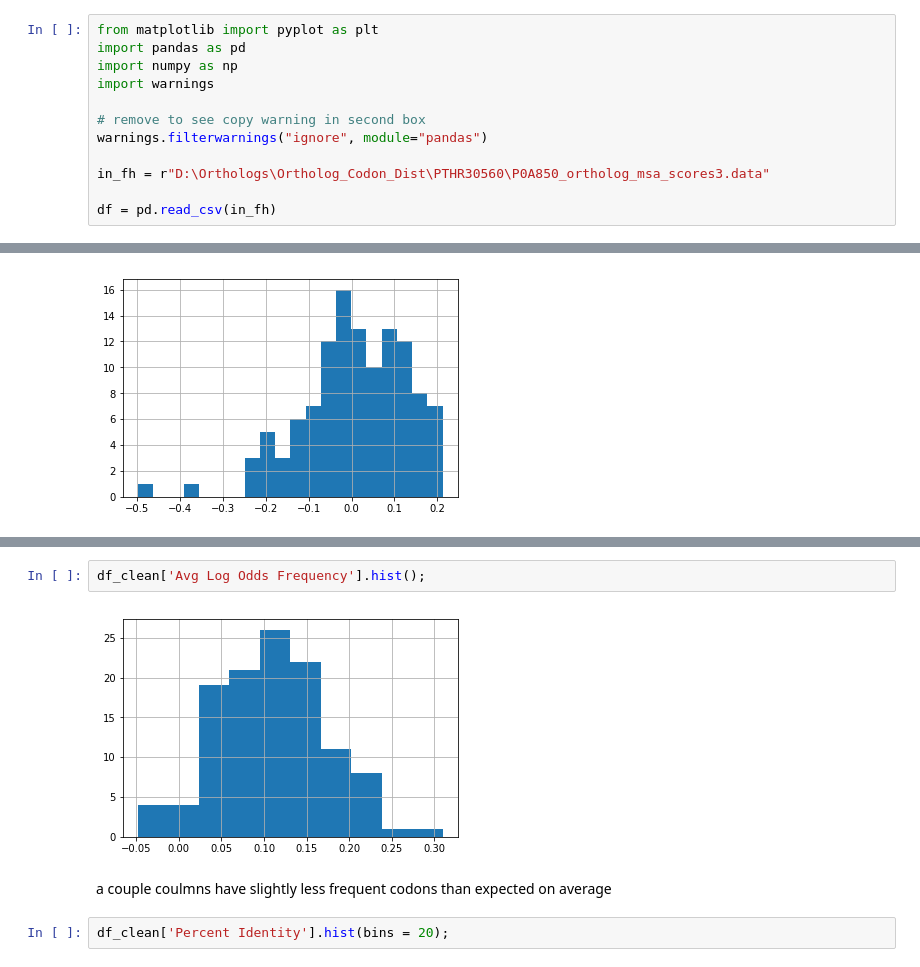
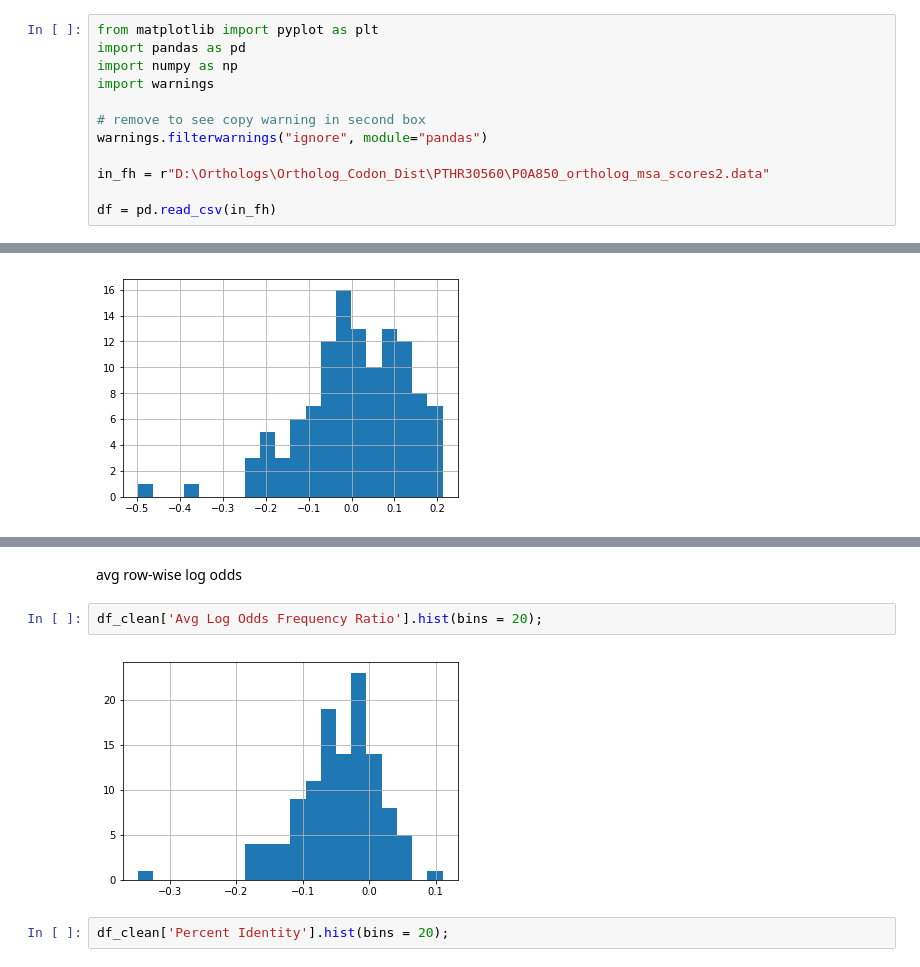
Before and after one commit to Fritos121/Codon-Usage-IDRs, a Jupyter notebook: plot_columns_P0A850.ipynb, the cells around one changed output, grey strips where cells are left out. Drawn from its saved outputs; the diff is of its cells as text.

Commit message:
new plots with new scores

```diff
--- a/plot_columns_P0A850.ipynb
+++ b/plot_columns_P0A850.ipynb
@@ -11,7 +11,7 @@ import warnings
 # remove to see copy warning in second box
 warnings.filterwarnings("ignore", module="pandas")
 
-in_fh = r"D:\Orthologs\Ortholog_Codon_Dist\PTHR30560\P0A850_ortholog_msa_scores3.data"
+in_fh = r"D:\Orthologs\Ortholog_Codon_Dist\PTHR30560\P0A850_ortholog_msa_scores2.data"
 
 df = pd.read_csv(in_fh)
 # %%
@@ -68,9 +73,9 @@ no columns less than 1
+# %% [markdown]
+avg row-wise log odds
 # %%
-df_clean['Avg Log Odds Frequency'].hist();
+df_clean['Avg Log Odds Frequency Ratio'].hist(bins = 20);
 # %% [output]
-[figure, old version]
+[figure, new version]
-# %% [markdown]
-a couple coulmns have slightly less frequent codons than expected on average
 # %%
 df_clean['Percent Identity'].hist(bins = 20);
 # %% [output]
```
Also changed, not shown: parts of 46 cells of this notebook, 2 other files.
